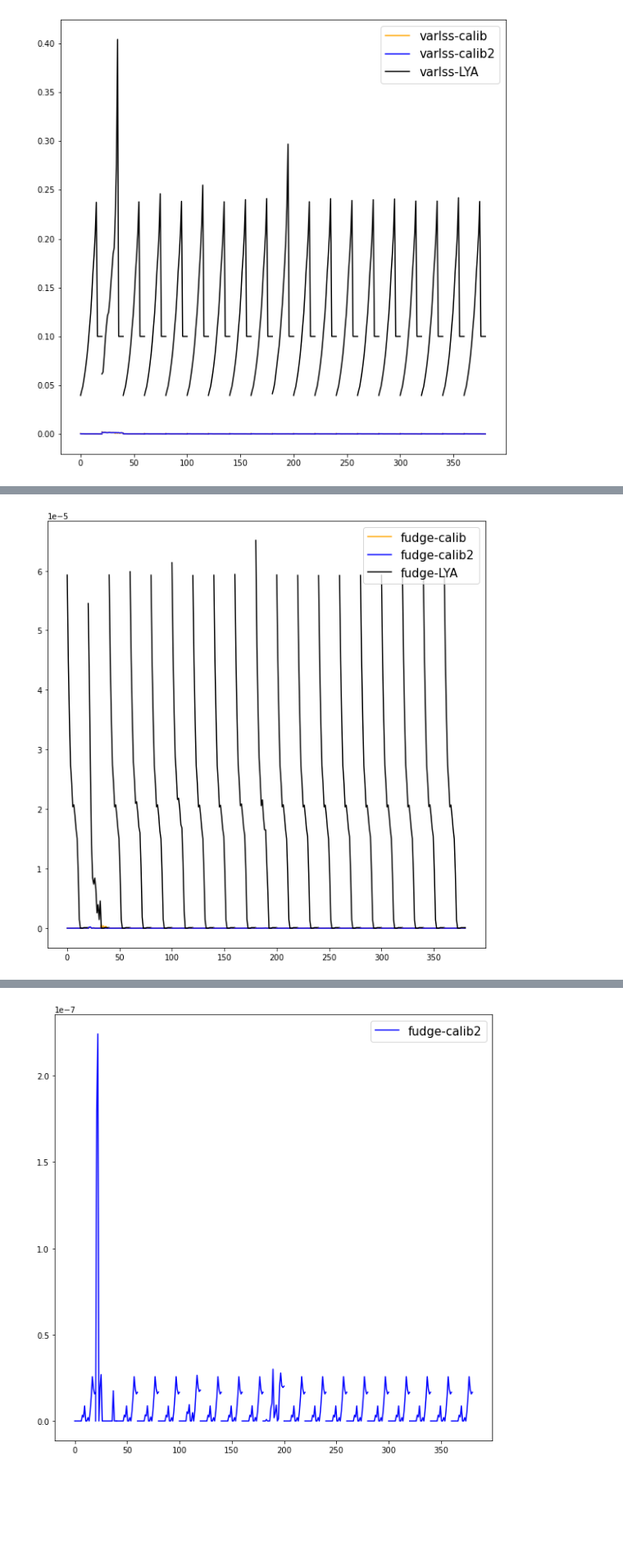
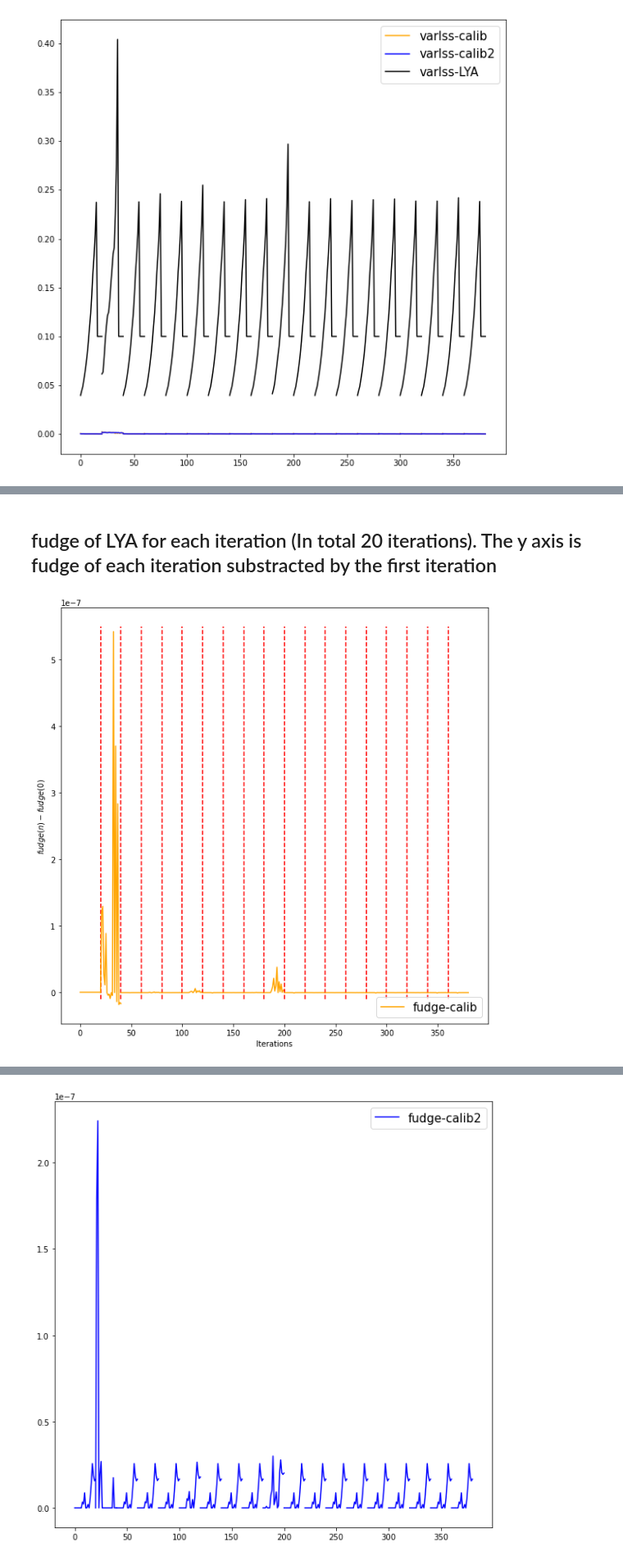
Before and after one commit to moonlovist/Picca_convergence_check, a Jupyter notebook: picca_convergence.ipynb, the cells around one changed output, grey strips where cells are left out. Shown at 82% size. Cells and saved outputs as stored; diff of their text form; code cells hidden in the pictures; blank space fills up the shorter version.

```diff
--- a/picca_convergence.ipynb
+++ b/picca_convergence.ipynb
@@ -123,0 +182,16 @@ plt.show()
+# %%
+plt.figure(figsize=(10,10))
+llen_calib = len(var_lss_calib[0])
+llen_LYA = len(var_lss_LYA[0])
+for num in range(len(var_lss_LYA)-1):
+    X_calib = np.linspace(num*llen_calib, (num+1)*llen_calib,llen_calib)
+    X_LYA = np.linspace(num*llen_LYA, (num+1)*llen_LYA,llen_LYA)
+    plt.plot(X_LYA,var_lss_LYA[num] - var_lss_LYA[0],color = 'black')
+    plt.plot([(num+1)*llen_LYA]*100,np.linspace(0,0.175,100),color = 'red',linestyle='dashed')
+X_calib = np.linspace(18*llen_calib, (18+1)*llen_calib,llen_calib)
+X_LYA = np.linspace(18*llen_LYA, (18+1)*llen_LYA,llen_LYA)
+plt.plot(X_LYA,var_lss_LYA[18] - var_lss_LYA[0],color = 'black',label = 'varlss-LYA')
+plt.xlabel('Iterations')
+plt.ylabel(r'$varlss(n)-varlss(0)$')
+plt.legend(fontsize = 15)
+plt.show()
@@ -123,0 +202,16 @@ plt.show()
+# %%
+plt.figure(figsize=(10,10))
+llen_calib = len(fudge_calib[0])
+llen_LYA = len(fudge_LYA[0])
+for num in range(len(fudge_LYA)-1):
+    X_calib = np.linspace(num*llen_calib, (num+1)*llen_calib,llen_calib)
+    X_LYA = np.linspace(num*llen_LYA, (num+1)*llen_LYA,llen_LYA)
+    plt.plot(X_LYA,fudge_LYA[num] - fudge_LYA[0],color = 'black')
+    plt.plot([(num+1)*llen_LYA]*100,np.linspace(-1.5*1e-5,0.6*1e-5,100),color = 'red',linestyle='dashed')
+X_calib = np.linspace(18*llen_calib, (18+1)*llen_calib,llen_calib)
+X_LYA = np.linspace(18*llen_LYA, (18+1)*llen_LYA,llen_LYA)
+plt.plot(X_LYA,fudge_LYA[18] - fudge_LYA[0],color = 'black',label = 'fudge-LYA')
+plt.xlabel('Iterations')
+plt.ylabel(r'$fudge(n)-fudge(0)$')
+plt.legend(fontsize = 15)
+plt.show()
@@ -124,19 +220,20 @@ plt.show()
+# %% [markdown]
+## fudge of LYA for each iteration (In total 20 iterations). The y axis is fudge of each iteration substracted by the first iteration
 # %%
 plt.figure(figsize=(10,10))
 llen_calib = len(fudge_calib[0])
 llen_LYA = len(fudge_LYA[0])
 for num in range(len(fudge_LYA)-1):
     X_calib = np.linspace(num*llen_calib, (num+1)*llen_calib,llen_calib)
     X_LYA = np.linspace(num*llen_LYA, (num+1)*llen_LYA,llen_LYA)
-    plt.plot(X_calib,fudge_calib[num],color = 'orange')
-    plt.plot(X_calib,fudge_calib2[num],color = 'blue')
-    plt.plot(X_LYA,fudge_LYA[num],color = 'black')
+    plt.plot(X_calib,fudge_calib[num] - fudge_calib[0],color = 'orange')
+    plt.plot([(num+1)*llen_LYA]*100,np.linspace(-0.1*1e-7,5.5*1e-7,100),color = 'red',linestyle='dashed')
 X_calib = np.linspace(18*llen_calib, (18+1)*llen_calib,llen_calib)
 X_LYA = np.linspace(18*llen_LYA, (18+1)*llen_LYA,llen_LYA)
-plt.plot(X_calib,fudge_calib[18],color = 'orange',label = 'fudge-calib')
-plt.plot(X_calib,fudge_calib2[18],color = 'blue',label = 'fudge-calib2')
-plt.plot(X_LYA,fudge_LYA[18],color = 'black',label = 'fudge-LYA')
+plt.plot(X_calib,fudge_calib[18] - fudge_calib[0],color = 'orange',label = 'fudge-calib')
+plt.xlabel('Iterations')
+plt.ylabel(r'$fudge(n)-fudge(0)$')
 plt.legend(fontsize = 15)
 plt.show()
 # %% [output]
-[figure, old version]
+[figure, new version]
```
Also changed, not shown: parts of 13 cells of this notebook.
